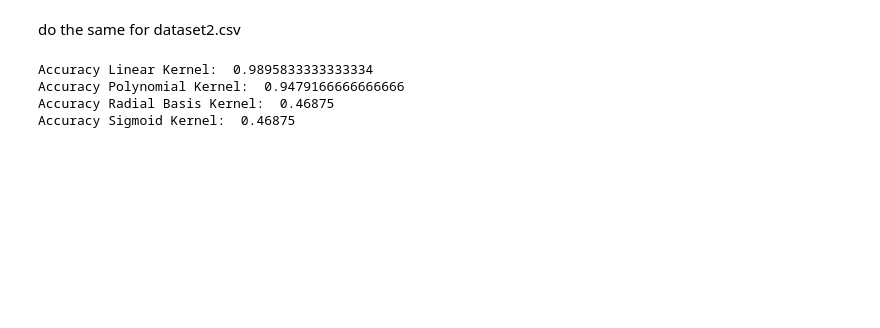
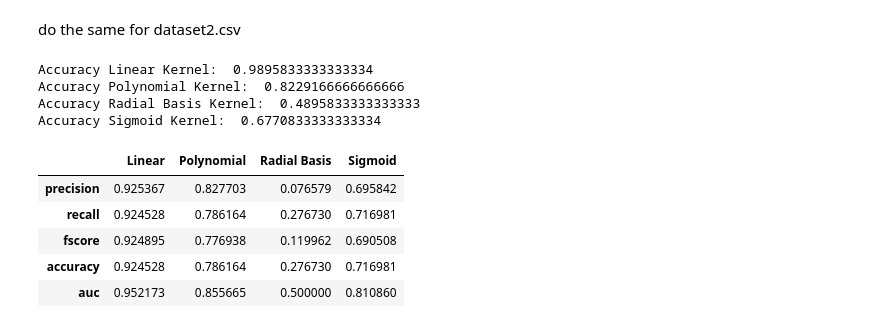
Before and after one commit to StevenW1999/MinorAI, a Jupyter notebook: SVM.ipynb, the cells around one changed output. Drawn from its saved outputs; the diff is of its cells as text; code cells hidden in the pictures; blank space fills up the shorter version.

```diff
--- a/SVM.ipynb
+++ b/SVM.ipynb
@@ -27,7 +19,8 @@ from sklearn.model_selection import train_test_split
 # %% [markdown]
 split data in train and test etc
 # %%
-X_train, X_test, y_train, y_test = train_test_split(x, y, test_size=0.2, random_state=42)
+
+X_train, X_test, y_train, y_test = train_test_split(x, y, test_size=0.33, random_state=42)
 # %% [markdown]
 fit model and train and compare accuracy
 # %%
@@ -90,15 +69,15 @@ sig_pred = sig.predict(X_test)
 # %%
-accuracy_lin = linear.score(X_test, y_test)
-accuracy_poly = poly.score(X_test, y_test)
-accuracy_rbf = rbf.score(X_test, y_test)
-accuracy_sig = sig.score(X_test, y_test)
+accuracy_lin2 = linear2.score(X_test2, y_test2)
+accuracy_poly2 = poly2.score(X_test2, y_test2)
+accuracy_rbf2 = rbf2.score(X_test2, y_test2)
+accuracy_sig2 = sig2.score(X_test2, y_test2)
 
-print('Accuracy Linear Kernel: ' , accuracy_lin)
-print('Accuracy Polynomial Kernel: ', accuracy_poly)
-print('Accuracy Radial Basis Kernel: ', accuracy_rbf)
-print('Accuracy Sigmoid Kernel: ', accuracy_sig)
+print('Accuracy Linear Kernel: ' , accuracy_lin2)
+print('Accuracy Polynomial Kernel: ', accuracy_poly2)
+print('Accuracy Radial Basis Kernel: ', accuracy_rbf2)
+print('Accuracy Sigmoid Kernel: ', accuracy_sig2)
 # %% [output]
 Accuracy Linear Kernel:  0.9895833333333334
-Accuracy Polynomial Kernel:  0.9479166666666666
-Accuracy Radial Basis Kernel:  0.46875
-Accuracy Sigmoid Kernel:  0.46875
+Accuracy Polynomial Kernel:  0.8229166666666666
+Accuracy Radial Basis Kernel:  0.4895833333333333
+Accuracy Sigmoid Kernel:  0.6770833333333334
@@ -104,0 +99,43 @@ Accuracy Sigmoid Kernel:  0.46875
+# %%
+from sklearn.preprocessing import label_binarize
+from sklearn.preprocessing import LabelEncoder
+
+enc = LabelEncoder()
+
+labels = ['Linear', 'Polynomial', 'Radial Basis', 'Sigmoid']
+models = [linear, poly, rbf, sig]
+
+
+y_pred = list()
+for label, model in zip(labels, models):
+    y_pred.append(pd.Series(enc.fit_transform(model.predict(X_test)), name=label))
+y_pred = pd.concat(y_pred, axis=1)
+y_test = enc.fit_transform(y_test)
+
+metrics = list()
+cm = dict()
+
+for label in labels:
+
+    precision, recall, fscore, _ = score(y_test, y_pred[label], average='weighted')
+
+    accuracy = accuracy_score(y_test, y_pred[label])
+
+    auc = roc_auc_score(label_binarize(y_test, classes=[0,1,2,3]),
+              label_binarize(y_pred[label], classes=[0,1,2,3]),
+              average='weighted', multi_class='ovr')
+
+    cm[label] = confusion_matrix(y_test, y_pred[label])
+
+    metrics.append(pd.Series({'precision':precision, 'recall':recall, 'fscore':fscore, 'accuracy':accuracy, 'auc':auc }, name=label))
+
+metrics = pd.concat(metrics, axis=1)
+
+metrics
+# %% [output]
+|  | Linear | Polynomial | Radial Basis | Sigmoid |
+| precision | 0.925367 | 0.827703 | 0.076579 | 0.695842 |
+| recall | 0.924528 | 0.786164 | 0.276730 | 0.716981 |
+| fscore | 0.924895 | 0.776938 | 0.119962 | 0.690508 |
+| accuracy | 0.924528 | 0.786164 | 0.276730 | 0.716981 |
+| auc | 0.952173 | 0.855665 | 0.500000 | 0.810860 |
```
Also changed, not shown: parts of 14 cells of this notebook, 15 other files.
